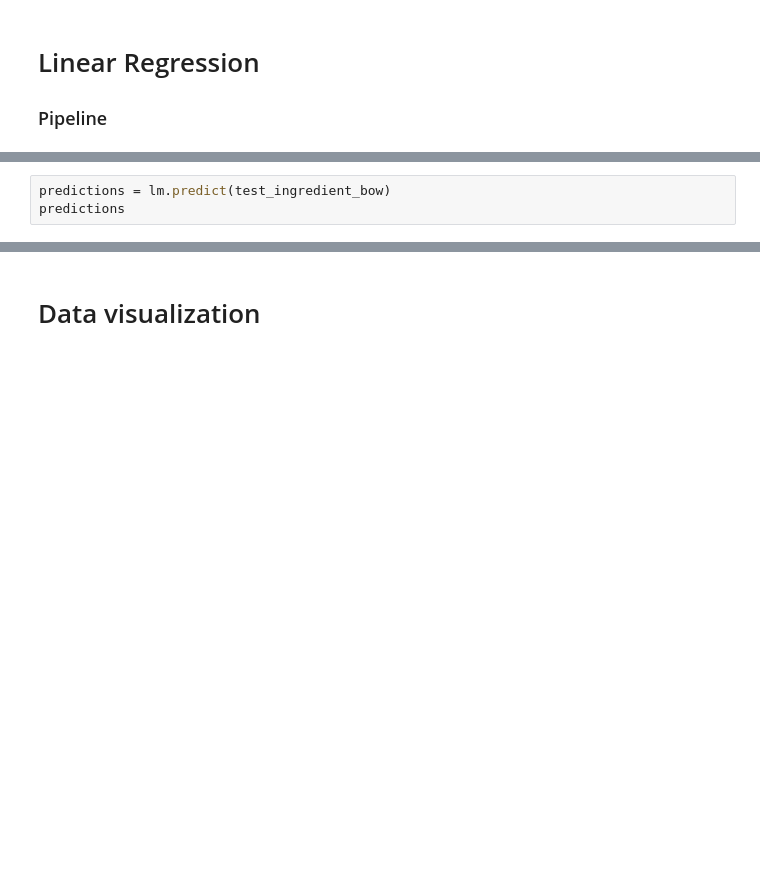
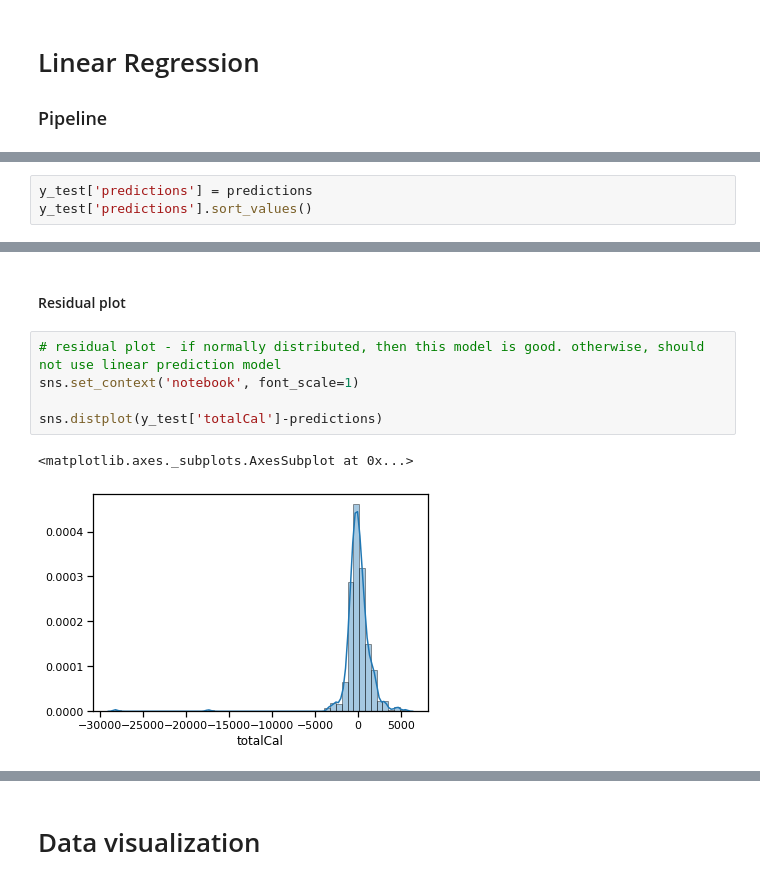
Before and after one commit to jinny-sun/cookie-cutter, a Jupyter notebook: CookieCutter.ipynb, the cells around one changed output, grey strips where cells are left out. Saved outputs shown, nothing was run; the diff lists cells and outputs as text; blank space fills up the shorter version.

```diff
--- a/CookieCutter.ipynb
+++ b/CookieCutter.ipynb
@@ -720,0 +521,3 @@ array([ 5.18029008e-01,  7.66269485e+00,  1.09206200e-01, -3.10703881e+01,
+# %%
+y_test['predictions'] = predictions
+y_test['predictions'].sort_values()
@@ -754,3 +562,0 @@ test_ingredient_bow = bow_transformer.transform(X_test['ingredient'])
-# %%
-predictions = lm.predict(test_ingredient_bow)
-predictions
@@ -950,0 +603,10 @@ if ingredient[row]=nan, then ingredient[row]=unit[row], and unit[row]='unit'
+# %% [markdown]
+#### Residual plot
+# %%
+# residual plot - if normally distributed, then this model is good. otherwise, should not use linear prediction model
+sns.set_context('notebook', font_scale=1)
+
+sns.distplot(y_test['totalCal']-predictions)
+# %% [output]
+<matplotlib.axes._subplots.AxesSubplot at 0x...>
+[figure, added]
```
Also changed, not shown: parts of 121 cells of this notebook.
